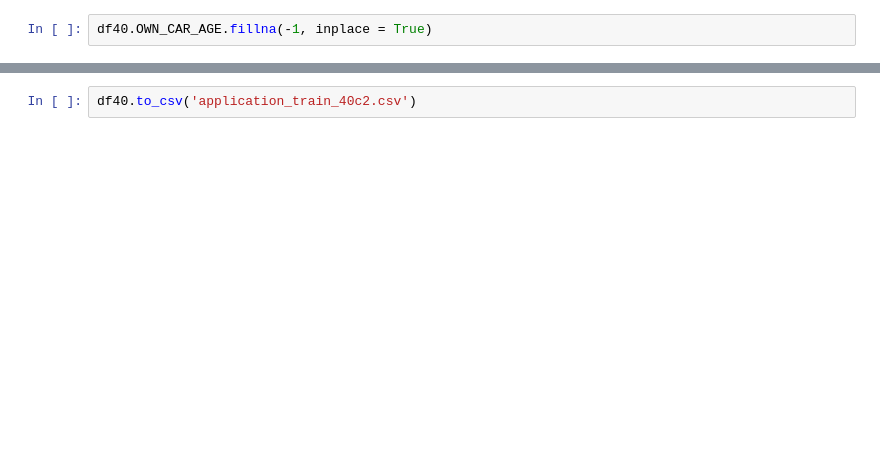
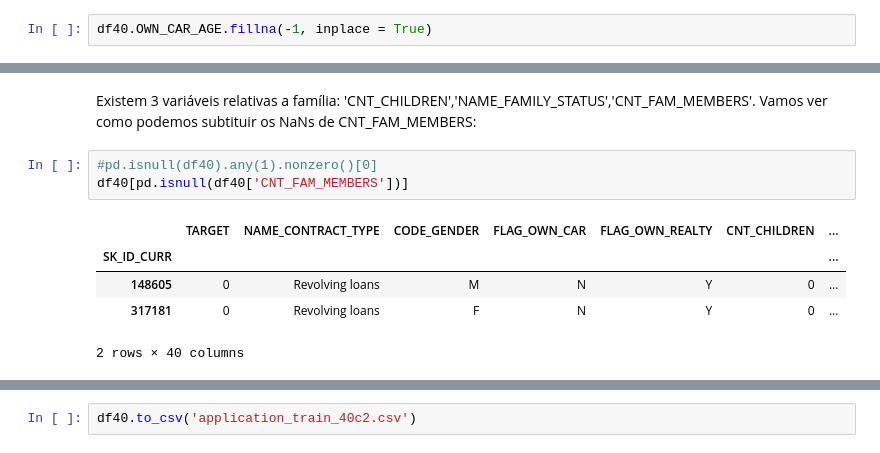
Before and after one commit to ricardoslee/Trabalhos, a Jupyter notebook: AIA/Trabalho1.ipynb, the cells around one changed output, grey strips where cells are left out. Saved outputs shown, nothing was run; the diff lists cells and outputs as text; blank space fills up the shorter version.

```diff
--- a/AIA/Trabalho1.ipynb
+++ b/AIA/Trabalho1.ipynb
@@ -161,0 +320,11 @@ mn.bar(df40,figsize=(40,6))
+# %% [markdown]
+Existem 3 variáveis relativas a família: 'CNT_CHILDREN','NAME_FAMILY_STATUS','CNT_FAM_MEMBERS'. Vamos ver como podemos subtituir os NaNs de CNT_FAM_MEMBERS:
+# %%
+#pd.isnull(df40).any(1).nonzero()[0]
+df40[pd.isnull(df40['CNT_FAM_MEMBERS'])]
+# %% [output]
+|  | TARGET | NAME_CONTRACT_TYPE | CODE_GENDER | FLAG_OWN_CAR | FLAG_OWN_REALTY | CNT_CHILDREN | ... |
+| SK_ID_CURR |  |  |  |  |  |  | ... |
+| 148605 | 0 | Revolving loans | M | N | Y | 0 | ... |
+| 317181 | 0 | Revolving loans | F | N | Y | 0 | ... |
+2 rows × 40 columns
```
Also changed, not shown: parts of 203 cells of this notebook, 4 other files.
